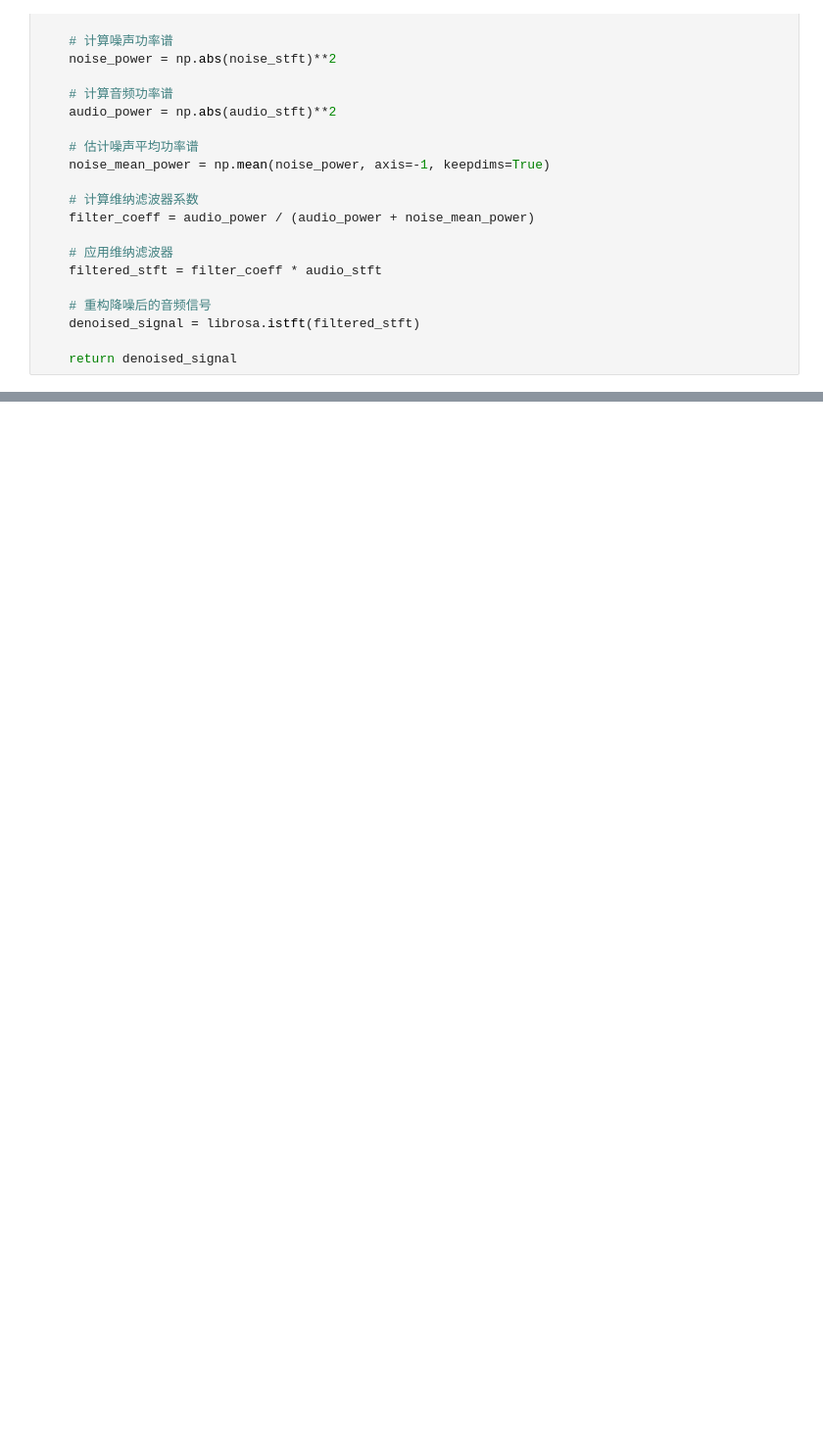
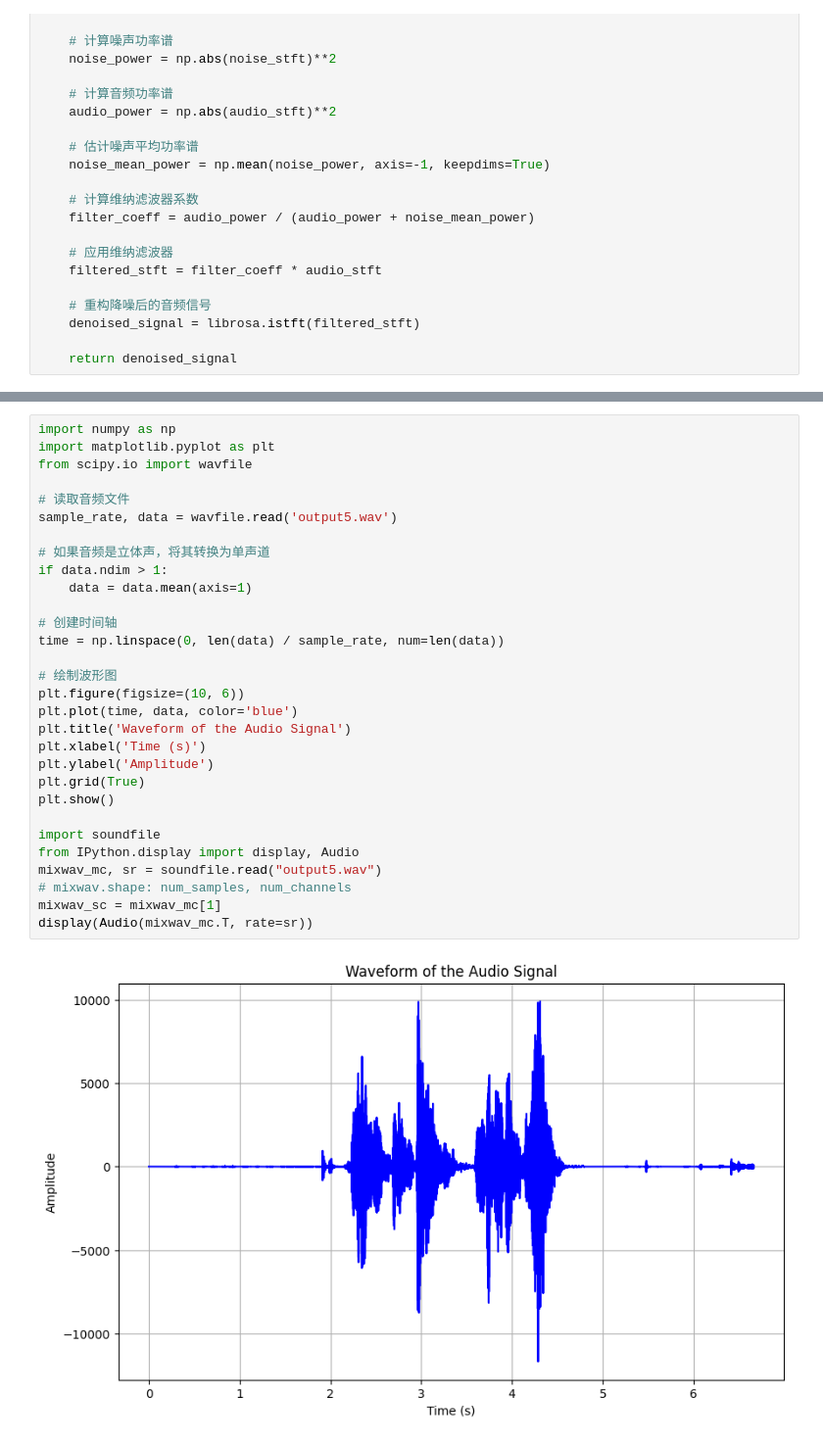
Before and after one commit to Liudong-FITC/audio-processing, a Jupyter notebook: test.ipynb, the cells around one changed output, grey strips where cells are left out. Shown at 98% size. Drawn from its saved outputs; the diff is of its cells as text; blank space fills up the shorter version.

```diff
--- a/test.ipynb
+++ b/test.ipynb
@@ -165,0 +415,32 @@ sf.write(output_path, denoised_audio, samplerate=sample_rate)
+# %%
+import numpy as np
+import matplotlib.pyplot as plt
+from scipy.io import wavfile
+
+# 读取音频文件
+sample_rate, data = wavfile.read('output5.wav')
+
+# 如果音频是立体声，将其转换为单声道
+if data.ndim > 1:
+    data = data.mean(axis=1)
+
+# 创建时间轴
+time = np.linspace(0, len(data) / sample_rate, num=len(data))
+
+# 绘制波形图
+plt.figure(figsize=(10, 6))
+plt.plot(time, data, color='blue')
+plt.title('Waveform of the Audio Signal')
+plt.xlabel('Time (s)')
+plt.ylabel('Amplitude')
+plt.grid(True)
+plt.show()
+
+import soundfile
+from IPython.display import display, Audio
+mixwav_mc, sr = soundfile.read("output5.wav")
+# mixwav.shape: num_samples, num_channels
+mixwav_sc = mixwav_mc[1]
+display(Audio(mixwav_mc.T, rate=sr))
+# %% [output]
+[figure, added]
```
Also changed, not shown: parts of 18 cells of this notebook, 9 other files.
